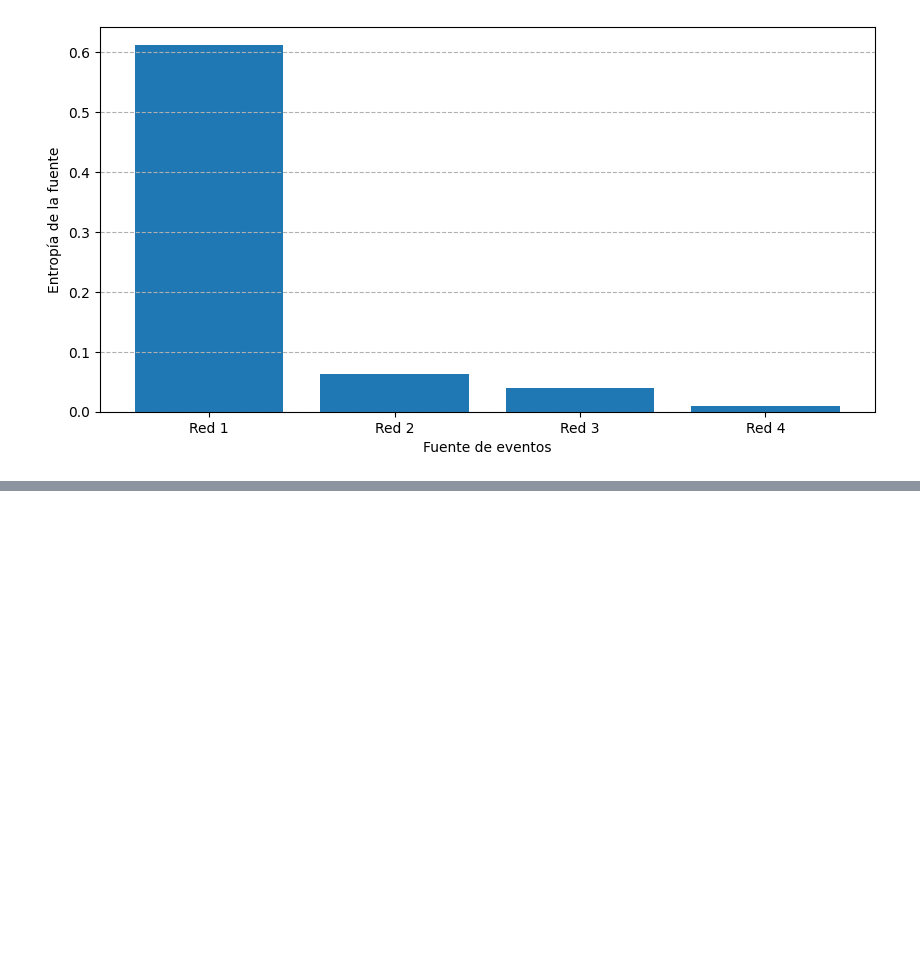
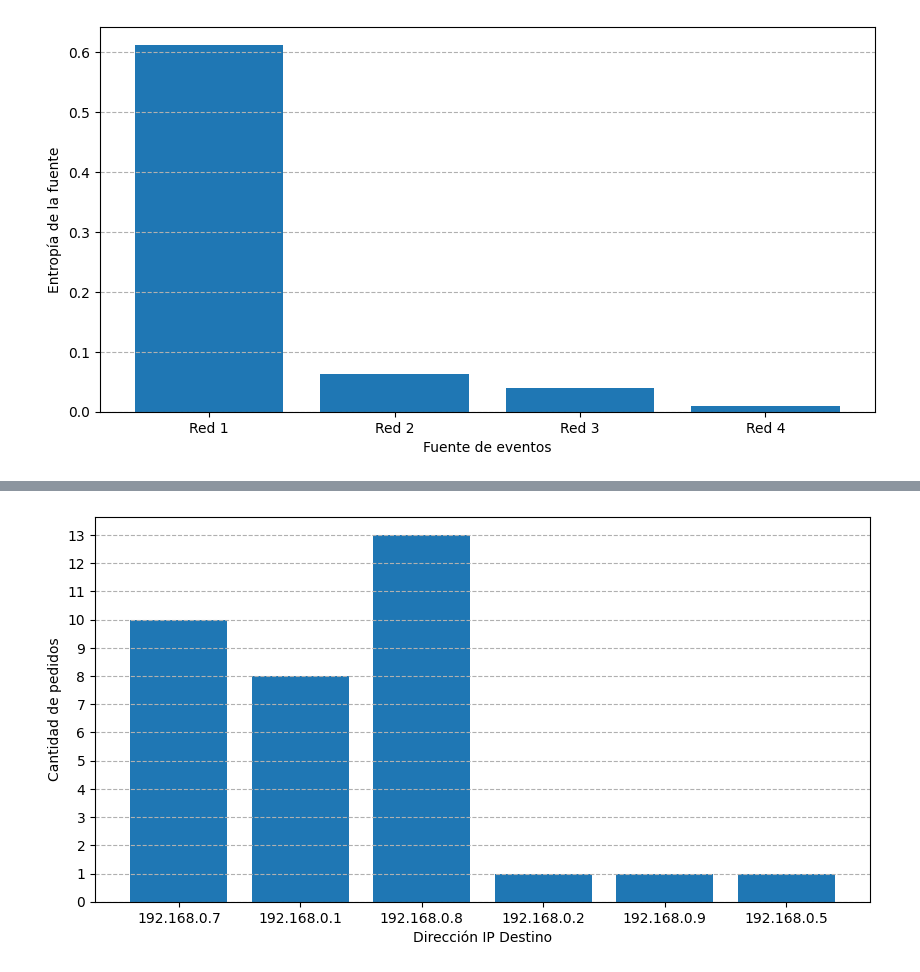
Before and after one commit to pdbruno/redes-tp1, a Jupyter notebook: experimentacion.ipynb, the cells around one changed output, grey strips where cells are left out. Cells and saved outputs as stored; diff of their text form; code cells hidden in the pictures; blank space fills up the shorter version.

```diff
--- a/experimentacion.ipynb
+++ b/experimentacion.ipynb
@@ -117,0 +199,4 @@ plt.savefig(f"graficos/entropias", bbox_inches="tight")
+# %%
+graficar_dst(red_3, 10, 5, "cant_dst_red_3")
+# %% [output]
+[figure, added]
```
Also changed, not shown: parts of 11 cells of this notebook.
